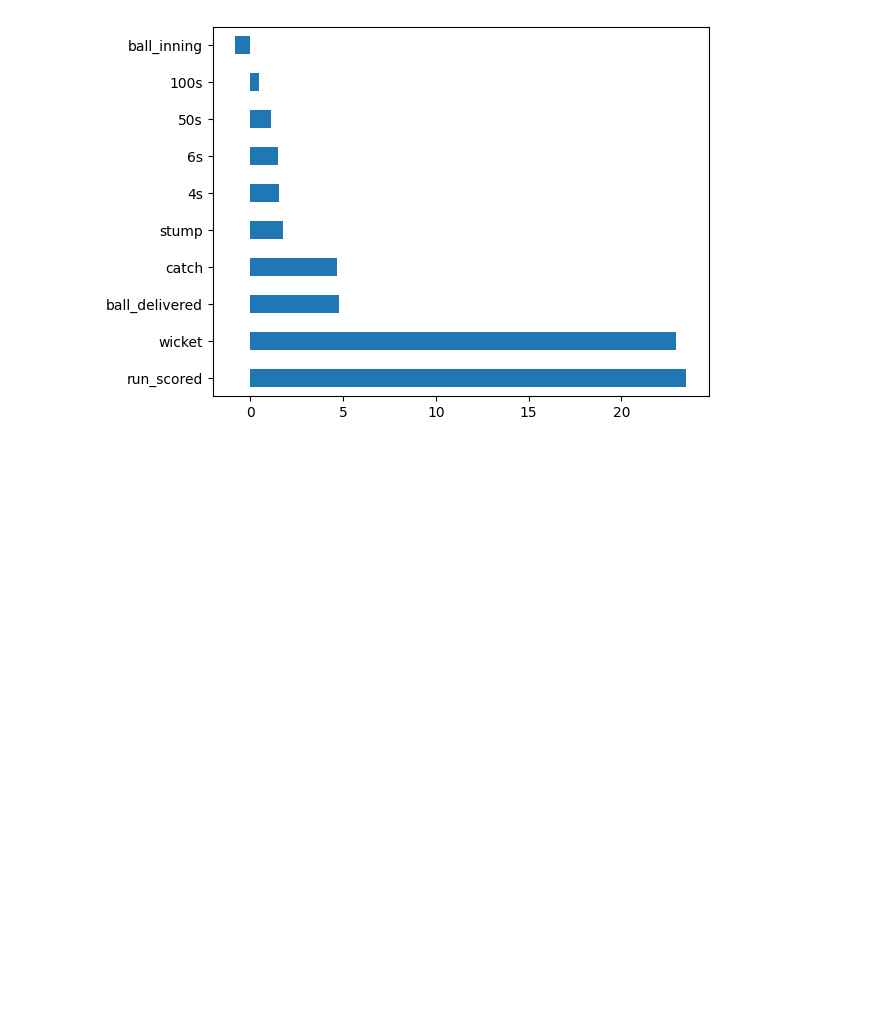
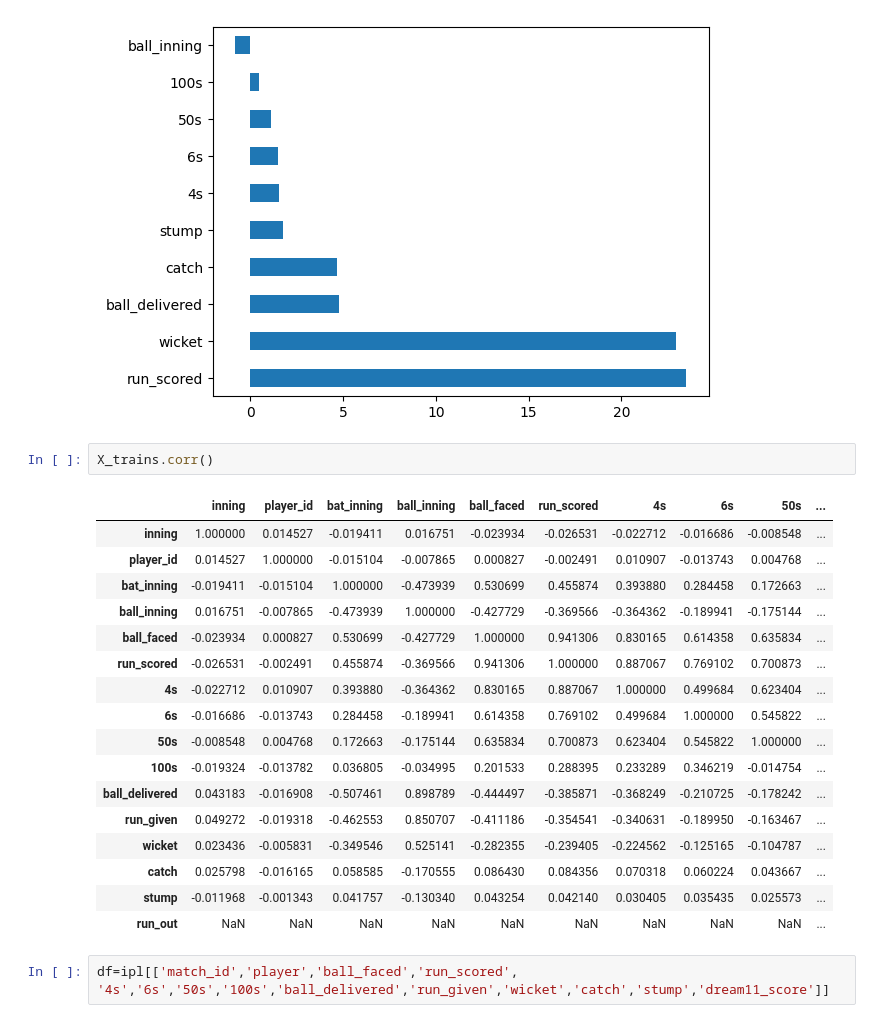
Before and after one commit to kaumil-mg/Code-Basics-Challenge, a Jupyter notebook: SteamLit Projects/IPL/d11_pred.ipynb, the cells around one changed output. Drawn from its saved outputs; the diff is of its cells as text; blank space fills up the shorter version.

```diff
--- a/SteamLit Projects/IPL/d11_pred.ipynb
+++ b/SteamLit Projects/IPL/d11_pred.ipynb
@@ -239,3 +239,25 @@ features_importance.nlargest(10).plot(kind='barh')
 # %% [output]
 <Axes: >
 [figure]
+# %%
+X_trains.corr()
+# %% [output]
+|  | inning | player_id | bat_inning | ball_inning | ball_faced | run_scored | 4s | 6s | 50s | ... |
+| inning | 1.000000 | 0.014527 | -0.019411 | 0.016751 | -0.023934 | -0.026531 | -0.022712 | -0.016686 | -0.008548 | ... |
+| player_id | 0.014527 | 1.000000 | -0.015104 | -0.007865 | 0.000827 | -0.002491 | 0.010907 | -0.013743 | 0.004768 | ... |
+| bat_inning | -0.019411 | -0.015104 | 1.000000 | -0.473939 | 0.530699 | 0.455874 | 0.393880 | 0.284458 | 0.172663 | ... |
+| ball_inning | 0.016751 | -0.007865 | -0.473939 | 1.000000 | -0.427729 | -0.369566 | -0.364362 | -0.189941 | -0.175144 | ... |
+| ball_faced | -0.023934 | 0.000827 | 0.530699 | -0.427729 | 1.000000 | 0.941306 | 0.830165 | 0.614358 | 0.635834 | ... |
+| run_scored | -0.026531 | -0.002491 | 0.455874 | -0.369566 | 0.941306 | 1.000000 | 0.887067 | 0.769102 | 0.700873 | ... |
+| 4s | -0.022712 | 0.010907 | 0.393880 | -0.364362 | 0.830165 | 0.887067 | 1.000000 | 0.499684 | 0.623404 | ... |
+| 6s | -0.016686 | -0.013743 | 0.284458 | -0.189941 | 0.614358 | 0.769102 | 0.499684 | 1.000000 | 0.545822 | ... |
+| 50s | -0.008548 | 0.004768 | 0.172663 | -0.175144 | 0.635834 | 0.700873 | 0.623404 | 0.545822 | 1.000000 | ... |
+| 100s | -0.019324 | -0.013782 | 0.036805 | -0.034995 | 0.201533 | 0.288395 | 0.233289 | 0.346219 | -0.014754 | ... |
+| ball_delivered | 0.043183 | -0.016908 | -0.507461 | 0.898789 | -0.444497 | -0.385871 | -0.368249 | -0.210725 | -0.178242 | ... |
+| run_given | 0.049272 | -0.019318 | -0.462553 | 0.850707 | -0.411186 | -0.354541 | -0.340631 | -0.189950 | -0.163467 | ... |
+| wicket | 0.023436 | -0.005831 | -0.349546 | 0.525141 | -0.282355 | -0.239405 | -0.224562 | -0.125165 | -0.104787 | ... |
+| catch | 0.025798 | -0.016165 | 0.058585 | -0.170555 | 0.086430 | 0.084356 | 0.070318 | 0.060224 | 0.043667 | ... |
+| stump | -0.011968 | -0.001343 | 0.041757 | -0.130340 | 0.043254 | 0.042140 | 0.030405 | 0.035435 | 0.025573 | ... |
+| run_out | NaN | NaN | NaN | NaN | NaN | NaN | NaN | NaN | NaN | ... |
+# %%
+df=ipl[['match_id','player','ball_faced','run_scored',	'4s','6s','50s','100s','ball_delivered','run_given','wicket','catch','stump','dream11_score']]
```
Also changed, not shown: parts of 11 cells of this notebook, 2 other files.
